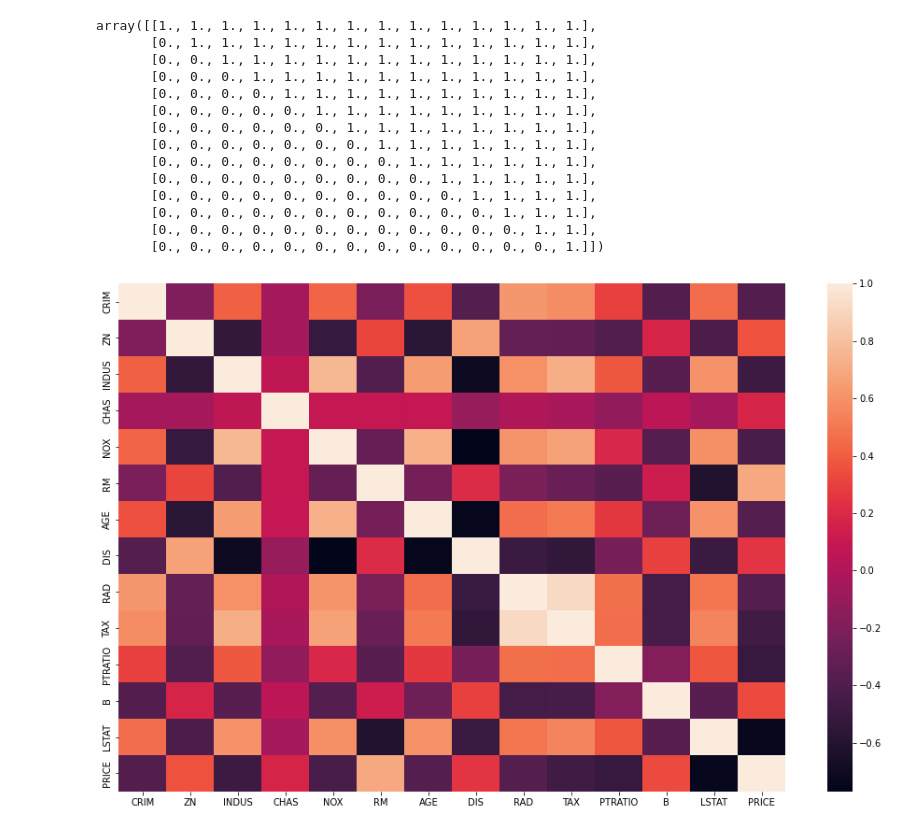
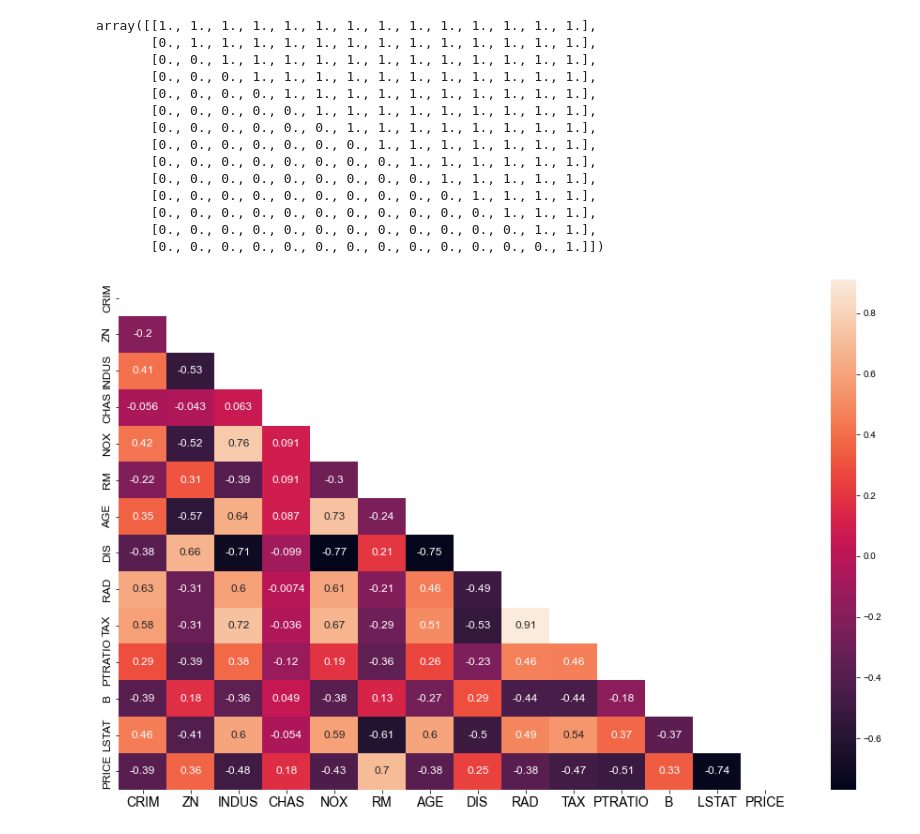
Before and after one commit to marb61a/Data-Science-Projects, a Jupyter notebook: Multivariate_Regression/multivariate_regression.ipynb, the cells around one changed output. Saved outputs shown, nothing was run; the diff lists cells and outputs as text; code cells hidden in the pictures.

Commit message:
Updated data visualisations

```diff
--- a/Multivariate_Regression/multivariate_regression.ipynb
+++ b/Multivariate_Regression/multivariate_regression.ipynb
@@ -446,10 +446,19 @@ array([[1., 1., 1., 1., 1., 1., 1., 1., 1., 1., 1., 1., 1., 1.],
        [0., 0., 0., 0., 0., 0., 0., 0., 0., 0., 0., 1., 1., 1.],
        [0., 0., 0., 0., 0., 0., 0., 0., 0., 0., 0., 0., 1., 1.],
        [0., 0., 0., 0., 0., 0., 0., 0., 0., 0., 0., 0., 0., 1.]])
-# %%
-# Create heatmap of correlations
-plt.figure(figsize=(16,10))
-sns.heatmap(data.corr())
-plt.show()
-# %% [output]
-[figure, removed]
+# %%
+# Create heatmap of correlations
+plt.figure(figsize=(16,10))
+# The mask will be applied to the heatmap
+# annot _kws increases font size for digits being displayed in annot
+sns.heatmap(data.corr(), mask=mask, annot=True, annot_kws={'size': 12})
+sns.set_style('white')
+# Increase label size
+plt.xticks(fontsize=14)
+plt.yticks(fontsize=12)
+plt.show()
+
+# This uses Pearson for calculating correlation but  this does not cover dummy or
+# discrete variables so some correlations are not correct in the heatmap.
+# %% [output]
+[figure, added]
```
Also changed, not shown: parts of 1 cell of this notebook.
